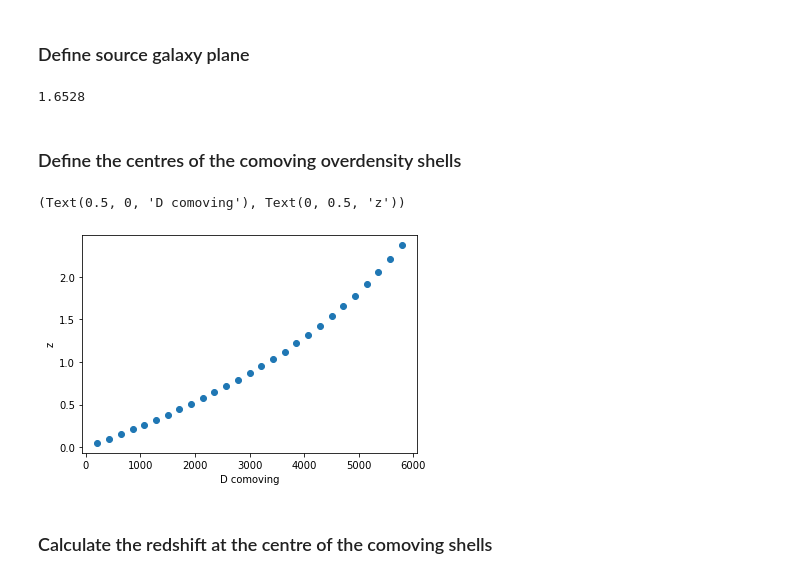
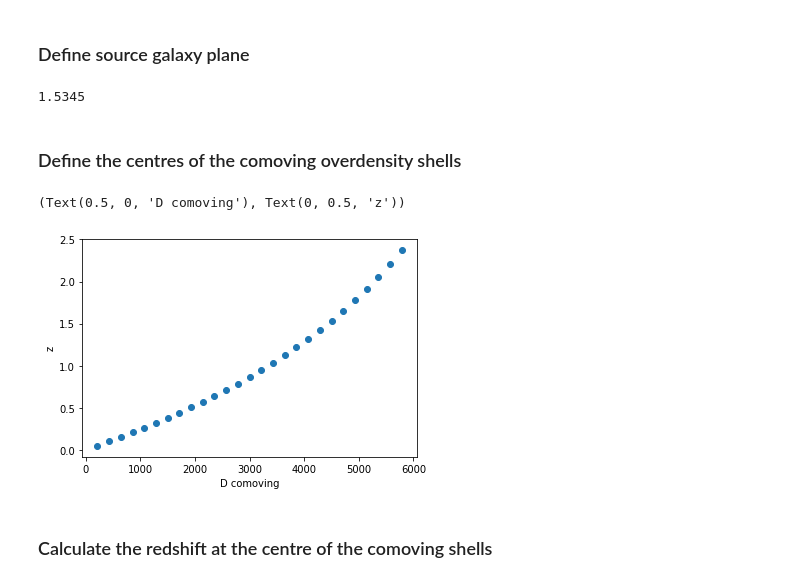
Before and after one commit to NiallJeffrey/BornRaytrace, a Jupyter notebook: example_takahashi_map.ipynb, the cells around one changed output. Cells and saved outputs as stored; diff of their text form; code cells hidden in the pictures.

```diff
--- a/example_takahashi_map.ipynb
+++ b/example_takahashi_map.ipynb
@@ -25,3 +19,5 @@ z_array = np.array([0.0506,0.1023,0.1553,0.2097,0.2657,0.3233,
+# %%
+z_bin_edges = np.genfromtxt('takahashi_mock_example/z.txt')
 # %%
 nside = 512
 
@@ -47,22 +43,22 @@ hp.mollview(np.log(overdensity_array[1] + 1), title='Example overdensity map')
 # Calculate lensing convergence
 # %% [markdown]
 ### Define source galaxy plane
-# %%
-index_source = 21
-z_source = z_array[index_source]
-print(z_source)
-# %% [output]
-1.6528
+# %%
+source_edge_index = 20
+z_source = z_bin_edges[source_edge_index]
+print(z_source)
+# %% [output]
+1.5345
 # %% [markdown]
 ### Define the centres of the comoving overdensity shells
 # %%
-comoving_edges =  cosmo_taka.comoving_distance(z_array)
+comoving_edges =  cosmo_taka.comoving_distance(z_bin_edges)
 # %%
-plt.scatter(comoving_edges,z_array)
+plt.scatter(comoving_edges,z_bin_edges)
 plt.xlabel('D comoving'), plt.ylabel('z')
 # %% [output]
 (Text(0.5, 0, 'D comoving'), Text(0, 0.5, 'z'))
-[figure, old version]
+[figure, new version]
 # %% [markdown]
 ### Calculate the redshift at the centre of the comoving shells
 # %%
```
Also changed, not shown: parts of 8 cells of this notebook, 6 other files.
